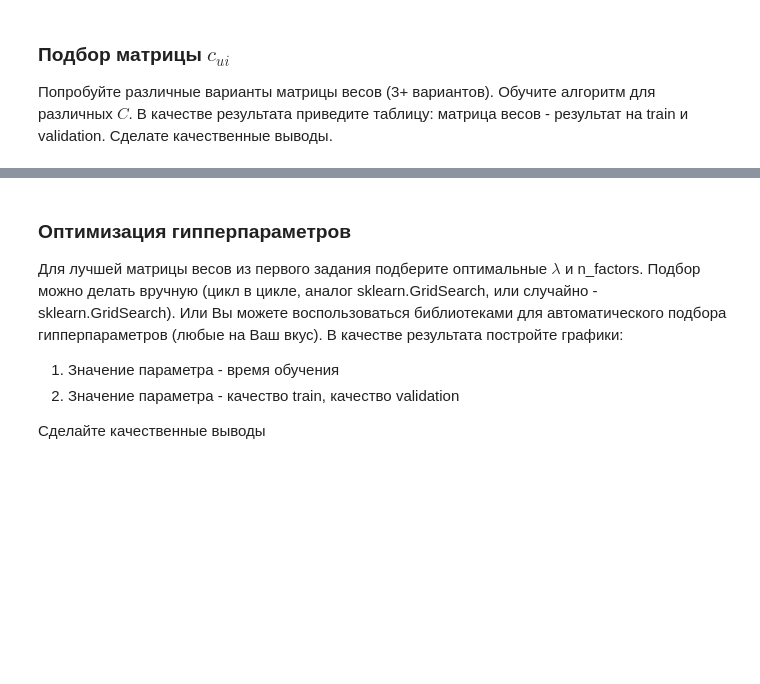
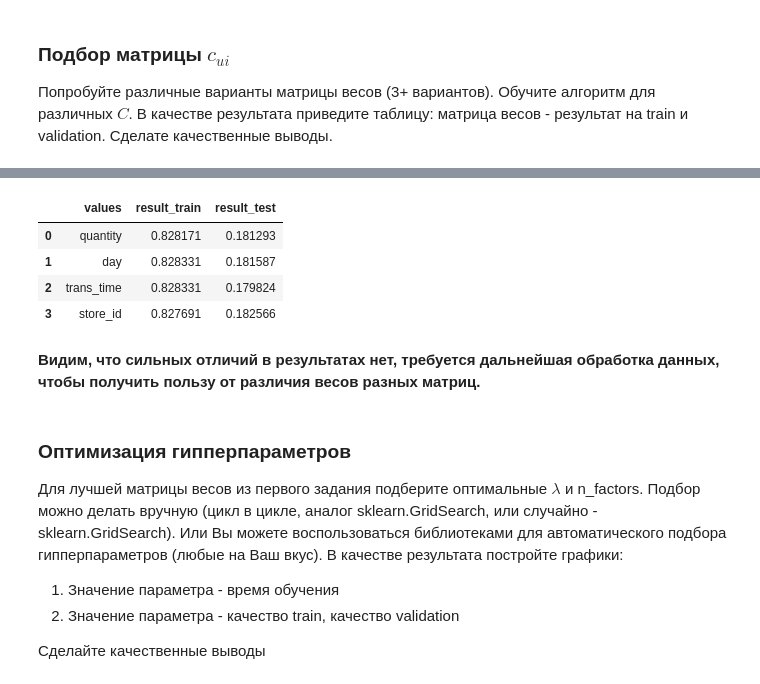
Before and after one commit to AinarIbragimov/2021.01.18.Recommender_systems, a Jupyter notebook: Lesson_3/Lesson_hw_3.ipynb, the cells around one changed output, grey strips where cells are left out. Saved outputs shown, nothing was run; the diff lists cells and outputs as text; code cells hidden in the pictures; blank space fills up the shorter version.

```diff
--- a/Lesson_3/Lesson_hw_3.ipynb
+++ b/Lesson_3/Lesson_hw_3.ipynb
@@ -87,0 +173,37 @@ result.head()
+# %%
+def get_recommendations(user, model, user_item_matrix, userid_to_id, id_to_itemid, itemid_to_id, sparse_user_item):
+
+    recs = model.recommend(userid=userid_to_id[user],
+                                user_items=sparse_user_item,
+                                N=5,
+                                filter_already_liked_items=False,
+                                filter_items=[itemid_to_id[999999]],#None,
+                                recalculate_user=True)
+
+    res = [id_to_itemid[rec[0]] for rec in recs]
+
+    return res
+# %%
+%%time
+
+stata_v = pd.DataFrame(columns=['values', 'result_train', 'result_test'])
+
+values = ['quantity', 'day', 'trans_time', 'store_id']
+
+for i, v in enumerate(values):
+
+    ui_matrix, u_to_id, id_to_i, i_to_id, sparse_ui = get_matrix(v)
+    model_als = get_model(ui_matrix, factors=100, regularization=0.001)
+
+    result_train['als_'+v] = result_train['user_id'].apply(lambda x: \
+                            get_recommendations(x, model_als, ui_matrix, u_to_id, id_to_i, i_to_id, sparse_ui))
+    r_train = result_train.apply(lambda row: precision_at_k(row['als_'+v], row['actual']), axis=1).mean()
+
+    result_test['als_'+v] = result_test['user_id'].apply(lambda x: \
+                            get_recommendations(x, model_als, ui_matrix, u_to_id, id_to_i, i_to_id, sparse_ui))
+    r_test= result_test.apply(lambda row: precision_at_k(row['als_'+v], row['actual']), axis=1).mean()
+
+    stata_v.loc[i] = [v, r_train, r_test]
+
+stata_v
+# %% [output]
@@ -88,3 +211,10 @@ result.head()
+|  | values | result_train | result_test |
+| 0 | quantity | 0.828171 | 0.181293 |
+| 1 | day | 0.828331 | 0.181587 |
+| 2 | trans_time | 0.828331 | 0.179824 |
+| 3 | store_id | 0.827691 | 0.182566 |
+# %% [markdown]
+**Видим, что сильных отличий в результатах нет, требуется дальнейшая обработка данных, чтобы получить пользу от различия весов разных матриц.**
 # %% [markdown]
 ### Оптимизация гипперпараметров
 Для лучшей матрицы весов из первого задания подберите оптимальные $\lambda$ и n_factors. Подбор можно делать вручную (цикл в цикле, аналог sklearn.GridSearch, или случайно - sklearn.GridSearch). Или Вы можете воспользоваться библиотеками для автоматического подбора гипперпараметров (любые на Ваш вкус). В качестве результата постройте графики:
```
Also changed, not shown: parts of 22 cells of this notebook.
